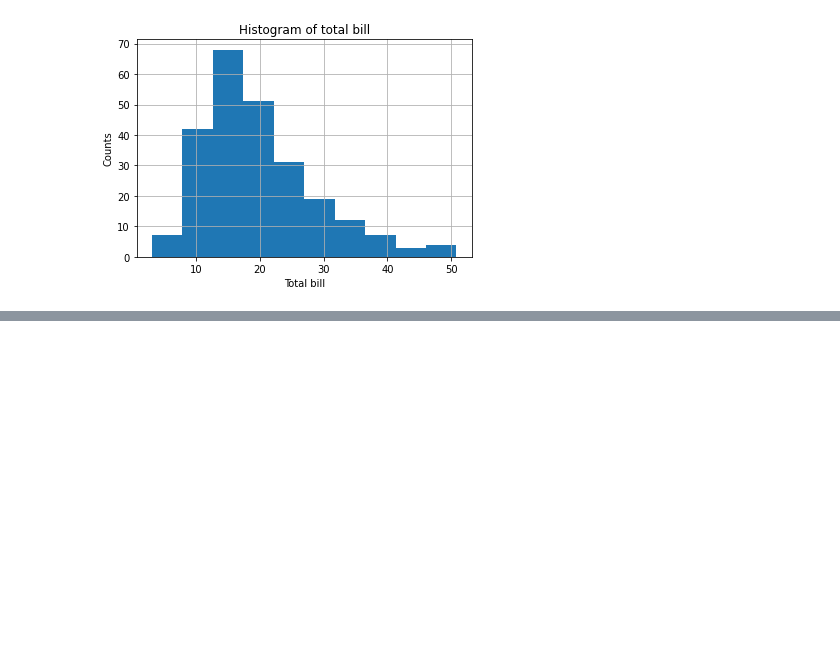
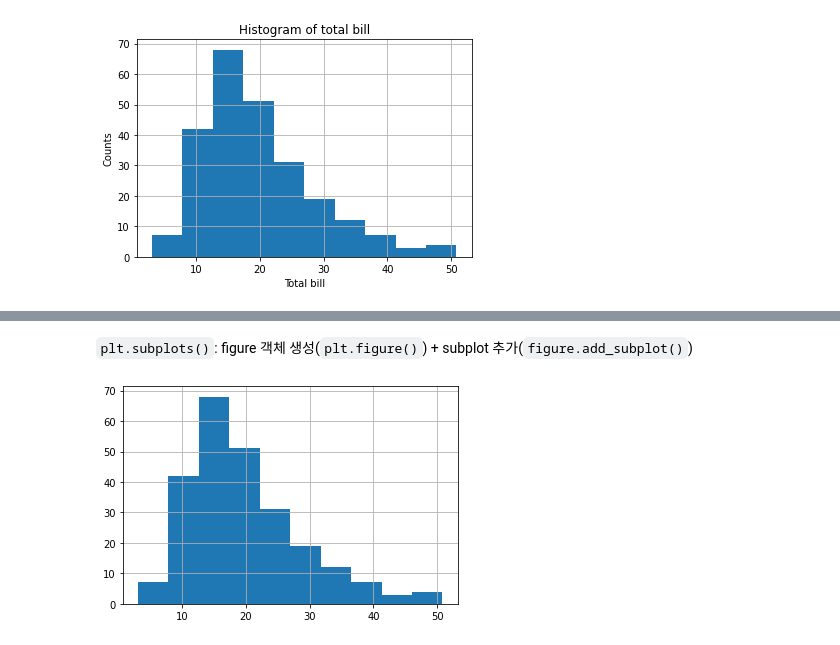
Before and after one commit to sejinseo/Itwill_Python, a Jupyter notebook: py21_matplotlib.ipynb, the cells around one changed output, grey strips where cells are left out. Cells and saved outputs as stored; diff of their text form; code cells hidden in the pictures; blank space fills up the shorter version.

```diff
--- a/py21_matplotlib.ipynb
+++ b/py21_matplotlib.ipynb
@@ -54,0 +107,18 @@ plt.show()
+# %% [markdown]
+`plt.subplots()`: figure 객체 생성(`plt.figure()`) + subplot 추가(`figure.add_subplot()`)
+# %%
+# figure 객체 생성 + subplot 추가
+fig, ax = plt.subplots() # nrows=1, ncols=1
+#> fig: Figure 클래스의 객체
+#> ax: Subplot 객체 또는 Subplot 객체들의 배열(ndarray)
+
+# subplot에 그래프 그림.
+ax.hist(x=tips['total_bill'])
+
+# 그래프 옵션
+ax.grid()
+
+# 그래프 보여주기
+plt.show()
+# %% [output]
+[figure, added]
```
Also changed, not shown: parts of 8 cells of this notebook.
